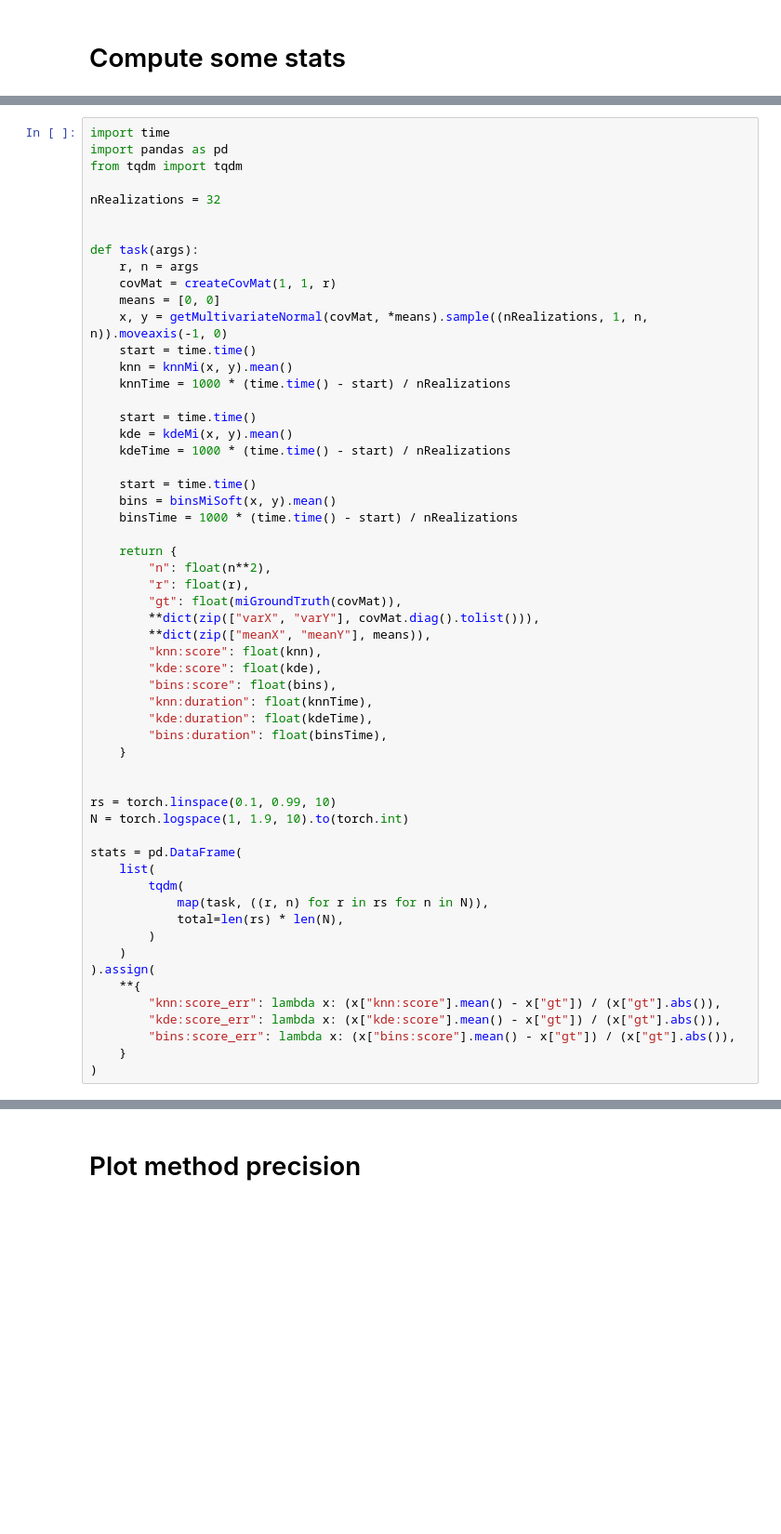
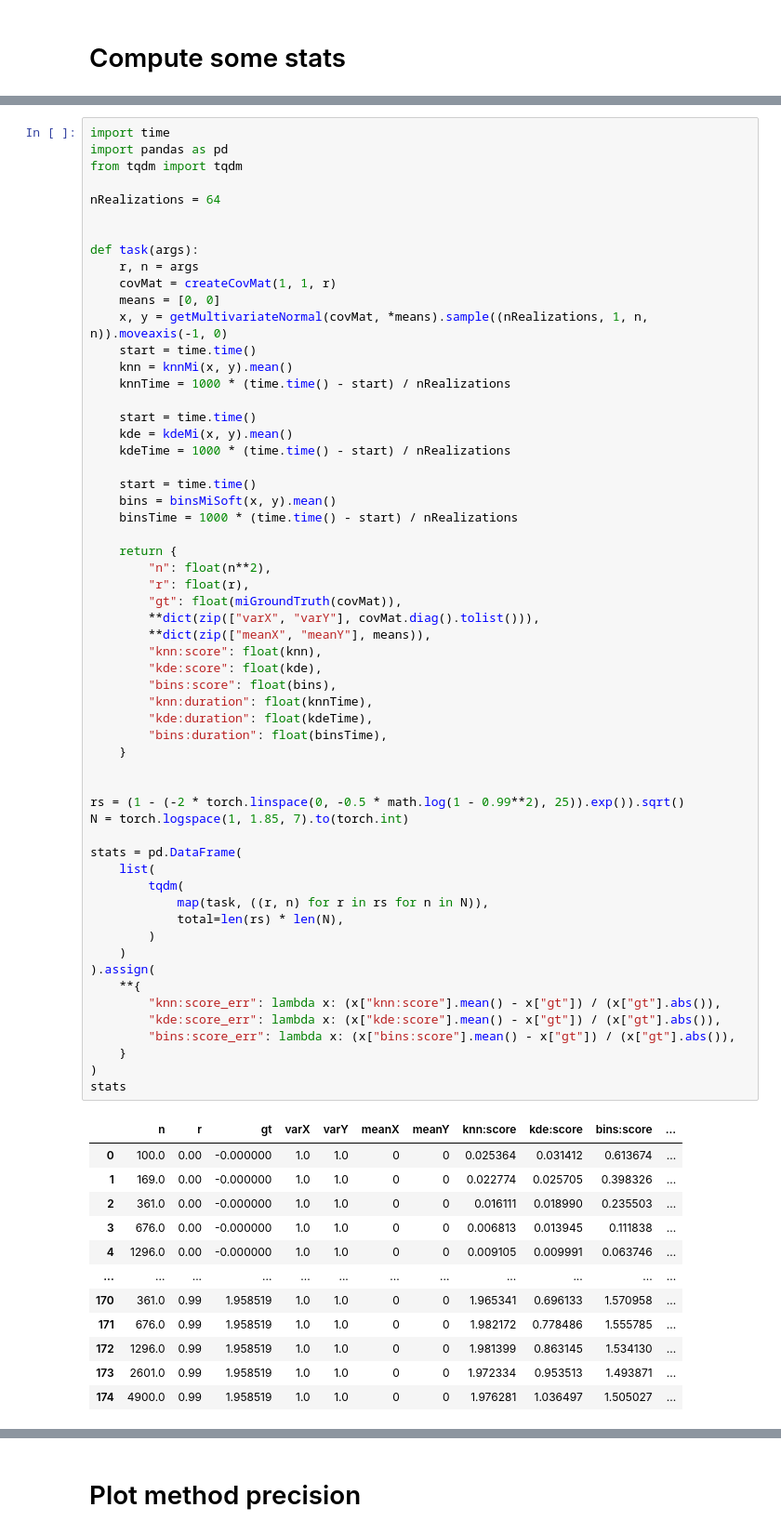
Before and after one commit to Simon-Bertrand/MutualInformation-PyTorch, a Jupyter notebook: README.ipynb, the cells around one changed output, grey strips where cells are left out. Shown at 93% size. Cells and saved outputs as stored; diff of their text form; blank space fills up the shorter version.

```diff
--- a/README.ipynb
+++ b/README.ipynb
@@ -108,7 +143,7 @@ import time
 import pandas as pd
 from tqdm import tqdm
 
-nRealizations = 32
+nRealizations = 64
 
 
 def task(args):
@@ -131,32 +166,46 @@ def task(args):
     return {
         "n": float(n**2),
         "r": float(r),
         "gt": float(miGroundTruth(covMat)),
         **dict(zip(["varX", "varY"], covMat.diag().tolist())),
         **dict(zip(["meanX", "meanY"], means)),
         "knn:score": float(knn),
         "kde:score": float(kde),
         "bins:score": float(bins),
         "knn:duration": float(knnTime),
         "kde:duration": float(kdeTime),
         "bins:duration": float(binsTime),
     }
 
 
-rs = torch.linspace(0.1, 0.99, 10)
-N = torch.logspace(1, 1.9, 10).to(torch.int)
+rs = (1 - (-2 * torch.linspace(0, -0.5 * math.log(1 - 0.99**2), 25)).exp()).sqrt()
+N = torch.logspace(1, 1.85, 7).to(torch.int)
 
 stats = pd.DataFrame(
     list(
         tqdm(
             map(task, ((r, n) for r in rs for n in N)),
             total=len(rs) * len(N),
         )
     )
 ).assign(
     **{
         "knn:score_err": lambda x: (x["knn:score"].mean() - x["gt"]) / (x["gt"].abs()),
         "kde:score_err": lambda x: (x["kde:score"].mean() - x["gt"]) / (x["gt"].abs()),
         "bins:score_err": lambda x: (x["bins:score"].mean() - x["gt"]) / (x["gt"].abs()),
     }
 )
+stats
+# %% [output]
+|  | n | r | gt | varX | varY | meanX | meanY | knn:score | kde:score | bins:score | ... |
+| 0 | 100.0 | 0.00 | -0.000000 | 1.0 | 1.0 | 0 | 0 | 0.025364 | 0.031412 | 0.613674 | ... |
+| 1 | 169.0 | 0.00 | -0.000000 | 1.0 | 1.0 | 0 | 0 | 0.022774 | 0.025705 | 0.398326 | ... |
+| 2 | 361.0 | 0.00 | -0.000000 | 1.0 | 1.0 | 0 | 0 | 0.016111 | 0.018990 | 0.235503 | ... |
+| 3 | 676.0 | 0.00 | -0.000000 | 1.0 | 1.0 | 0 | 0 | 0.006813 | 0.013945 | 0.111838 | ... |
+| 4 | 1296.0 | 0.00 | -0.000000 | 1.0 | 1.0 | 0 | 0 | 0.009105 | 0.009991 | 0.063746 | ... |
+| ... | ... | ... | ... | ... | ... | ... | ... | ... | ... | ... | ... |
+| 170 | 361.0 | 0.99 | 1.958519 | 1.0 | 1.0 | 0 | 0 | 1.965341 | 0.696133 | 1.570958 | ... |
+| 171 | 676.0 | 0.99 | 1.958519 | 1.0 | 1.0 | 0 | 0 | 1.982172 | 0.778486 | 1.555785 | ... |
+| 172 | 1296.0 | 0.99 | 1.958519 | 1.0 | 1.0 | 0 | 0 | 1.981399 | 0.863145 | 1.534130 | ... |
+| 173 | 2601.0 | 0.99 | 1.958519 | 1.0 | 1.0 | 0 | 0 | 1.972334 | 0.953513 | 1.493871 | ... |
+| 174 | 4900.0 | 0.99 | 1.958519 | 1.0 | 1.0 | 0 | 0 | 1.976281 | 1.036497 | 1.505027 | ... |
```
Also changed, not shown: parts of 13 cells of this notebook, 5 other files.
